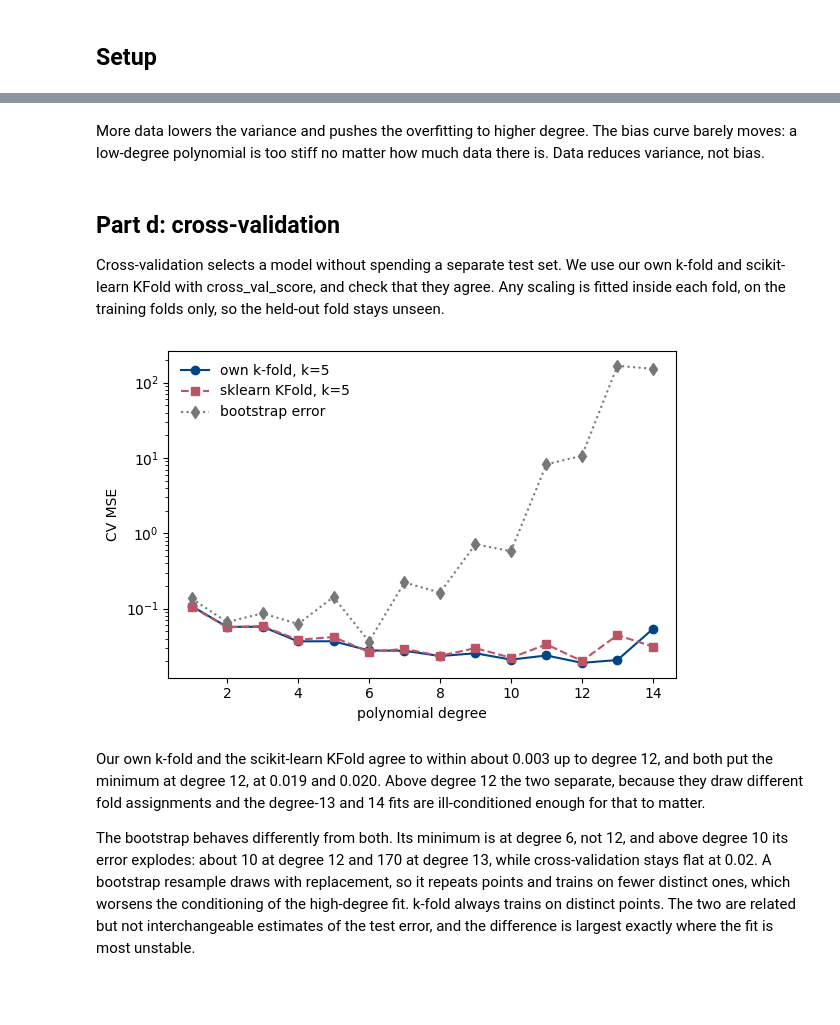
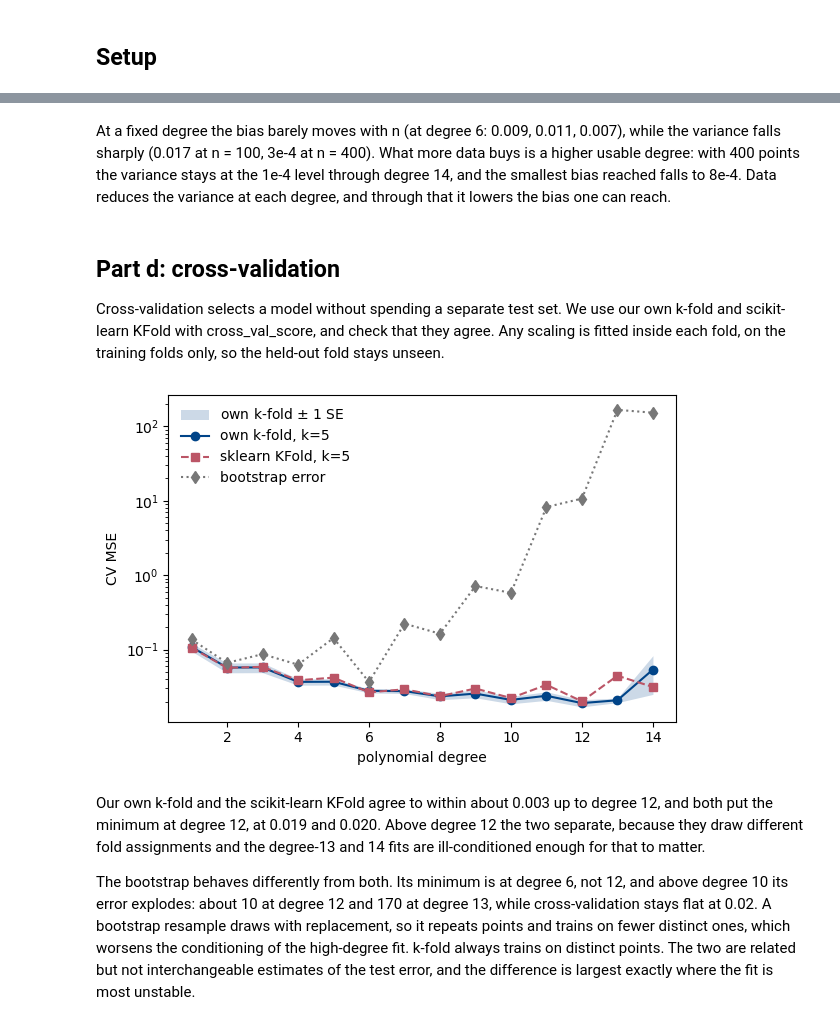
Before and after one commit to Annekfu/FYS-STK4155-Project1, a Jupyter notebook: code/notebooks/2_resampling.ipynb, the cells around one changed output, grey strips where cells are left out. Cells and saved outputs as stored; diff of their text form; code cells hidden in the pictures; blank space fills up the shorter version.

```diff
--- a/code/notebooks/2_resampling.ipynb
+++ b/code/notebooks/2_resampling.ipynb
@@ -30,29 +27,0 @@ The analytical derivation of the bias-variance decomposition, Eq. (2.52), goes i
-# %%
-def bv_sweep(n, degrees, n_boot=100, noise=0.1, seed=SEED):
-    x, y = make_data(n=n, noise=noise, seed=seed)
-    err, bias, var = [], [], []
-    for d in degrees:
-        X = polynomial_features(x, d)
-        Xtr, Xte, ytr, yte = split(X, y, test_size=0.2, seed=seed)
-        Xtr, Xte, ytr, yte, _ = scale_center(Xtr, Xte, ytr, yte)
-        fp = lambda Xa, ya, Xb: Xb @ ols_svd(Xa, ya)
-        e, b, v = bootstrap_bias_variance(Xtr, Xte, ytr, yte, fp, n_bootstraps=n_boot)
-        err.append(e); bias.append(b); var.append(v)
-    return np.array(err), np.array(bias), np.array(var)
-
-degrees = list(range(1, 15))
-err, bias, var = bv_sweep(100, degrees)
-best = degrees[int(np.argmin(err))]
-print('n=100: lowest bootstrap test error at degree', best, '=', round(err.min(), 5))
-
-fig, ax = plt.subplots(figsize=(6, 4))
-ax.plot(degrees, err, 'o-', color=BLUE, label='test error')
-ax.plot(degrees, bias, 's-', color=RED, label=r'bias$^2$ (+ $\sigma^2$)')
-ax.plot(degrees, var, 'd-', color=GREEN, label='variance')
-ax.set_yscale('log')
-ax.set_xlabel('polynomial degree')
-ax.set_ylabel('MSE decomposition')
-ax.legend(frameon=False)
-fig.tight_layout()
-savefig('c_bias_variance', fig)
-plt.show()
@@ -81,5 +89,5 @@ plt.show()
 # %% [markdown]
-More data lowers the variance and pushes the overfitting to higher degree. The bias curve barely moves: a low-degree polynomial is too stiff no matter how much data there is. Data reduces variance, not bias.
+At a fixed degree the bias barely moves with n (at degree 6: 0.009, 0.011, 0.007), while the variance falls sharply (0.017 at n = 100, 3e-4 at n = 400). What more data buys is a higher usable degree: with 400 points the variance stays at the 1e-4 level through degree 14, and the smallest bias reached falls to 8e-4. Data reduces the variance at each degree, and through that it lowers the bias one can reach.
 # %% [markdown]
 ## Part d: cross-validation
 
@@ -87,29 +95,34 @@ Cross-validation selects a model without spending a separate test set. We use ou
 # %%
 x, y = make_data(n=100, noise=0.1, seed=SEED)
 xr = x.reshape(-1, 1)
+k = 5
 
-cv_own, cv_sk = [], []
+cv_own, cv_own_se, cv_sk = [], [], []
 for d in degrees:
     model = make_pipeline(PolynomialFeatures(d, include_bias=False),
                           StandardScaler(), LinearRegression())
-    cv_own.append(kfold_cv(xr, y, model, k=5)[0])
-    cv_sk.append(sklearn_cv(xr, y, model, k=5)[0])
+    m, s = kfold_cv(xr, y, model, k=k)
+    cv_own.append(m); cv_own_se.append(s / np.sqrt(k))   # standard error of the fold mean
+    cv_sk.append(sklearn_cv(xr, y, model, k=k)[0])
+cv_own, cv_own_se = np.array(cv_own), np.array(cv_own_se)
 
 boot_err, _, _ = bv_sweep(100, degrees)
 
 fig, ax = plt.subplots(figsize=(6, 4))
+ax.fill_between(degrees, cv_own - cv_own_se, cv_own + cv_own_se,
+                color=BLUE, alpha=0.2, lw=0, label=r'own k-fold $\pm$ 1 SE')
 ax.plot(degrees, cv_own, 'o-', color=BLUE, label='own k-fold, k=5')
 ax.plot(degrees, cv_sk, 's--', color=RED, label='sklearn KFold, k=5')
 ax.plot(degrees, boot_err, 'd:', color=GREY, label='bootstrap error')
 ax.set_yscale('log')
 ax.set_xlabel('polynomial degree')
 ax.set_ylabel('CV MSE')
 ax.legend(frameon=False)
 fig.tight_layout()
 savefig('d_cv_vs_bootstrap', fig)
 plt.show()
 # %% [output]
-[figure, old version]
+[figure, new version]
 # %% [markdown]
 Our own k-fold and the scikit-learn KFold agree to within about 0.003 up to degree 12, and both put the minimum at degree 12, at 0.019 and 0.020. Above degree 12 the two separate, because they draw different fold assignments and the degree-13 and 14 fits are ill-conditioned enough for that to matter.
 
```
Also changed, not shown: parts of 6 cells of this notebook, 34 other files.
